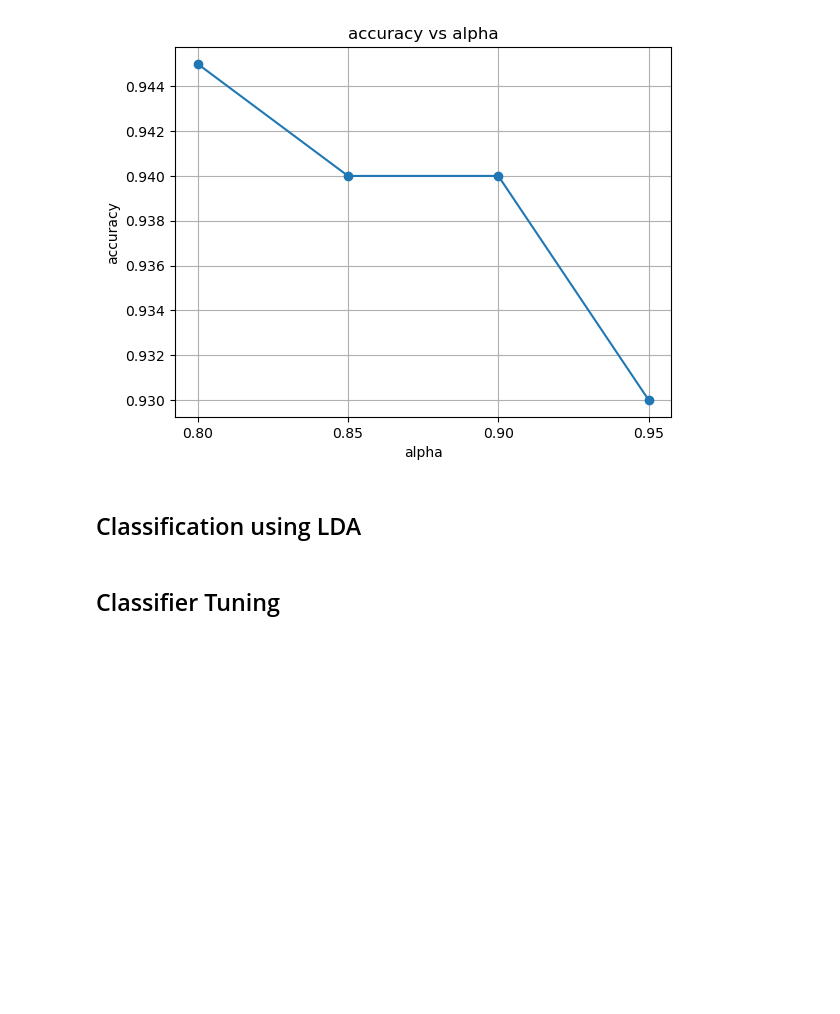
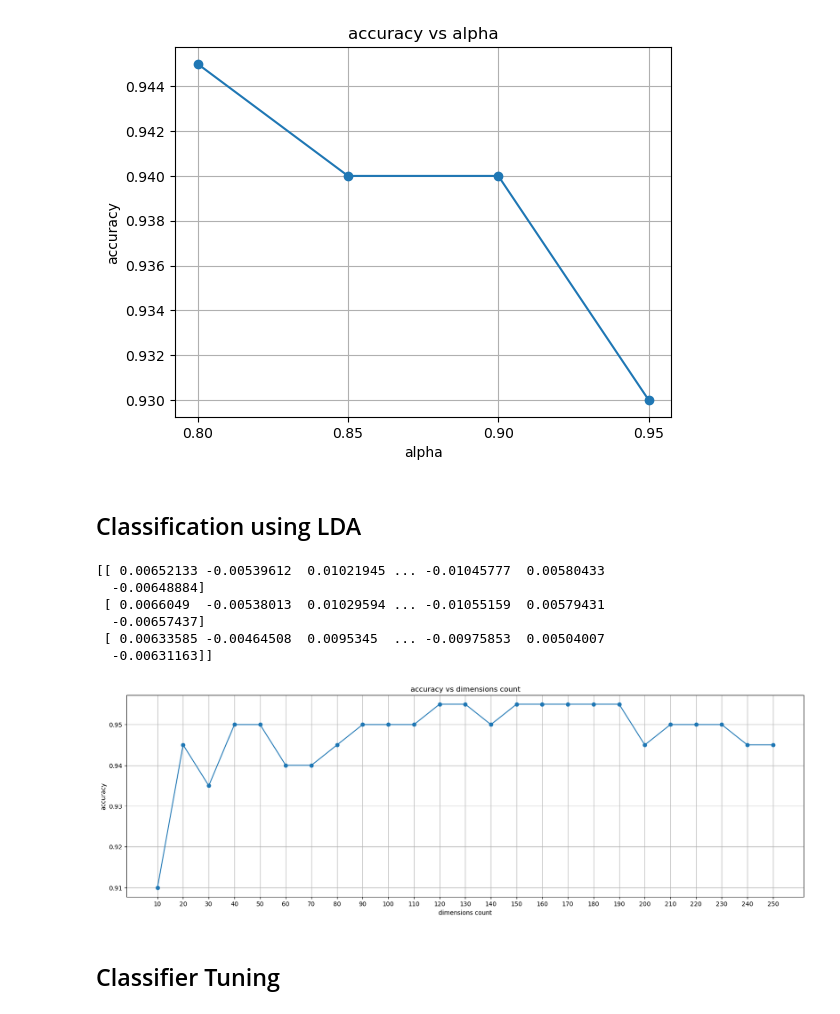
Before and after one commit to 1MR-Joe/ML-proj3, a Jupyter notebook: recognition.ipynb, the cells around one changed output. Saved outputs shown, nothing was run; the diff lists cells and outputs as text; code cells hidden in the pictures; blank space fills up the shorter version.

```diff
--- a/recognition.ipynb
+++ b/recognition.ipynb
@@ -182,3 +180,78 @@ plt.show()
+# %%
+def linear_discriminant_analysis(X, y):
+    # Separate the dataset into class-specific subsets
+    classes = np.unique(y)
+    n_features = X.shape[1]
+
+    # Compute the overall mean
+    overall_mean = np.mean(X, axis=0)
+
+    # Compute the class means and between-class scatter matrix
+    B = np.zeros((n_features, n_features))
+    class_means = {}
+    for c in classes:
+        class_means[c] = np.mean(X[y == c], axis=0)
+        n_c = X[y == c].shape[0]
+        mean_diff = (class_means[c] - overall_mean).reshape(n_features, 1)
+        B += n_c * (mean_diff @ mean_diff.T) # @ is a matrix multiplication operator
+
+    # Compute the within-class scatter matrix
+    S = np.zeros((n_features, n_features))
+    for c in classes:
+        Z = X[y == c] - class_means[c]
+        S += Z.T @ Z
+
+    # Solve the eigenvalue problem for S^(-1)B
+    eigenvalues, eigenvectors = np.linalg.eigh(np.linalg.inv(S) @ B)
+
+    # Sort eigenvectors by eigenvalues in descending order
+    sorted_indices = np.argsort(eigenvalues)[::-1]
+    eigenvectors = eigenvectors[:, sorted_indices]
+
+    return eigenvectors
+
+eigen_vectors = linear_discriminant_analysis(x_train, y_train)
+print(eigen_vectors[0:3])
+# %% [output]
+[[ 0.00652133 -0.00539612  0.01021945 ... -0.01045777  0.00580433
+  -0.00648884]
+ [ 0.0066049  -0.00538013  0.01029594 ... -0.01055159  0.00579431
+  -0.00657437]
+ [ 0.00633585 -0.00464508  0.0095345  ... -0.00975853  0.00504007
+  -0.00631163]]
+# %%
+max_dim = eigen_vectors.shape[1]//40
+
+accuracies = {}
+
+for dim in range(10, 251, 10):
+    proj_train = x_train @ eigen_vectors[:, :dim]
+    proj_test = x_test @ eigen_vectors[:, :dim]
+
+    from sklearn.neighbors import KNeighborsClassifier
+    knn = KNeighborsClassifier(n_neighbors=1)
+    knn.fit(proj_train, y_train)
+
+    predicted = knn.predict(proj_test)
+    acc = np.mean(predicted == y_test)
+    accuracies[dim] = acc
+# %%
+import matplotlib.pyplot as plt
+
+dim_counts = list(accuracies.keys())
+accuracy_score = list(accuracies.values())
+
+plt.figure(figsize=(20, 6))
+plt.plot(dim_counts, accuracy_score, marker='o')
+plt.title('accuracy vs dimensions count')
+plt.xlabel('dimensions count')
+plt.ylabel('accuracy')
+plt.grid(True)
+plt.xticks(dim_counts)
+
+plt.show()
+# %% [output]
+[figure, added]
 # %% [markdown]
 ## Classifier Tuning
 # %%
```
Also changed, not shown: parts of 1 cell of this notebook.
